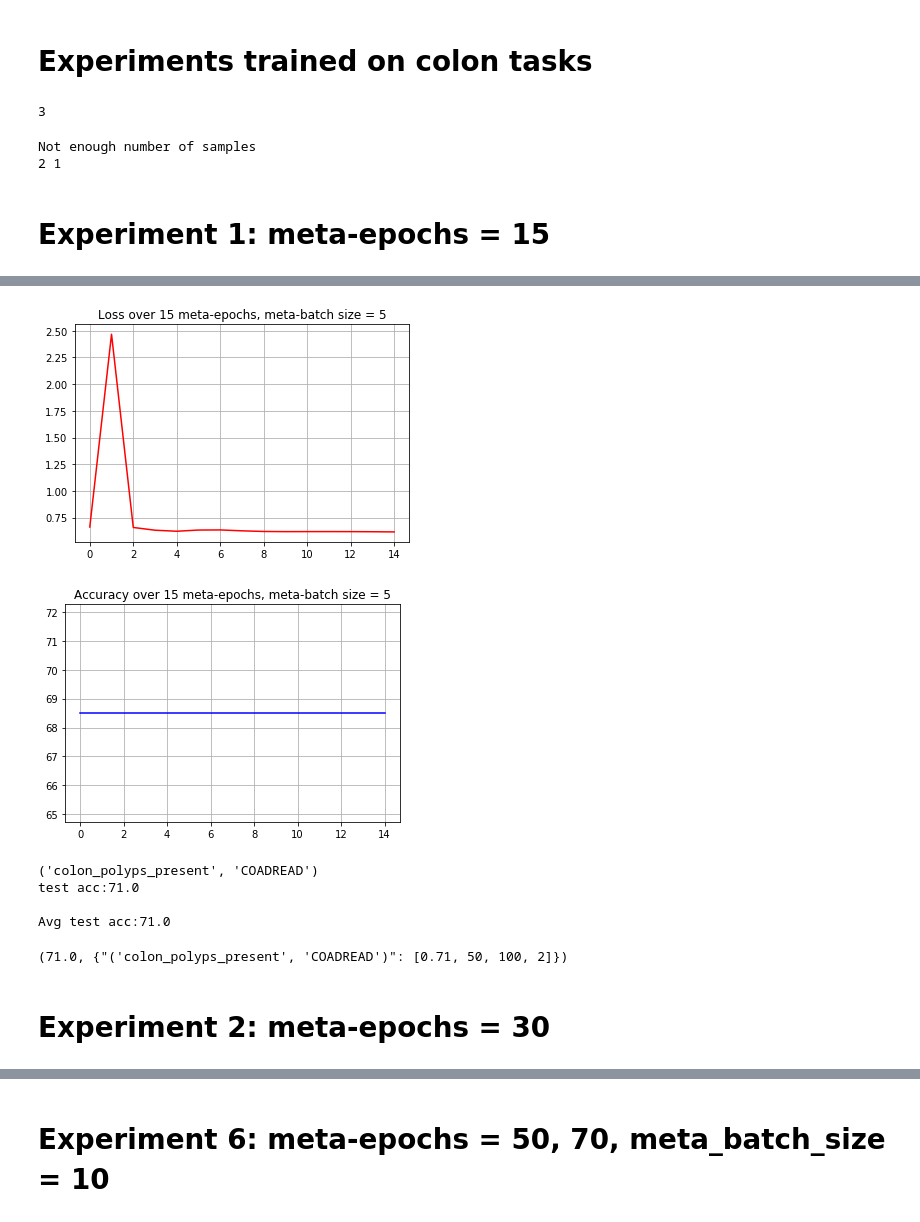
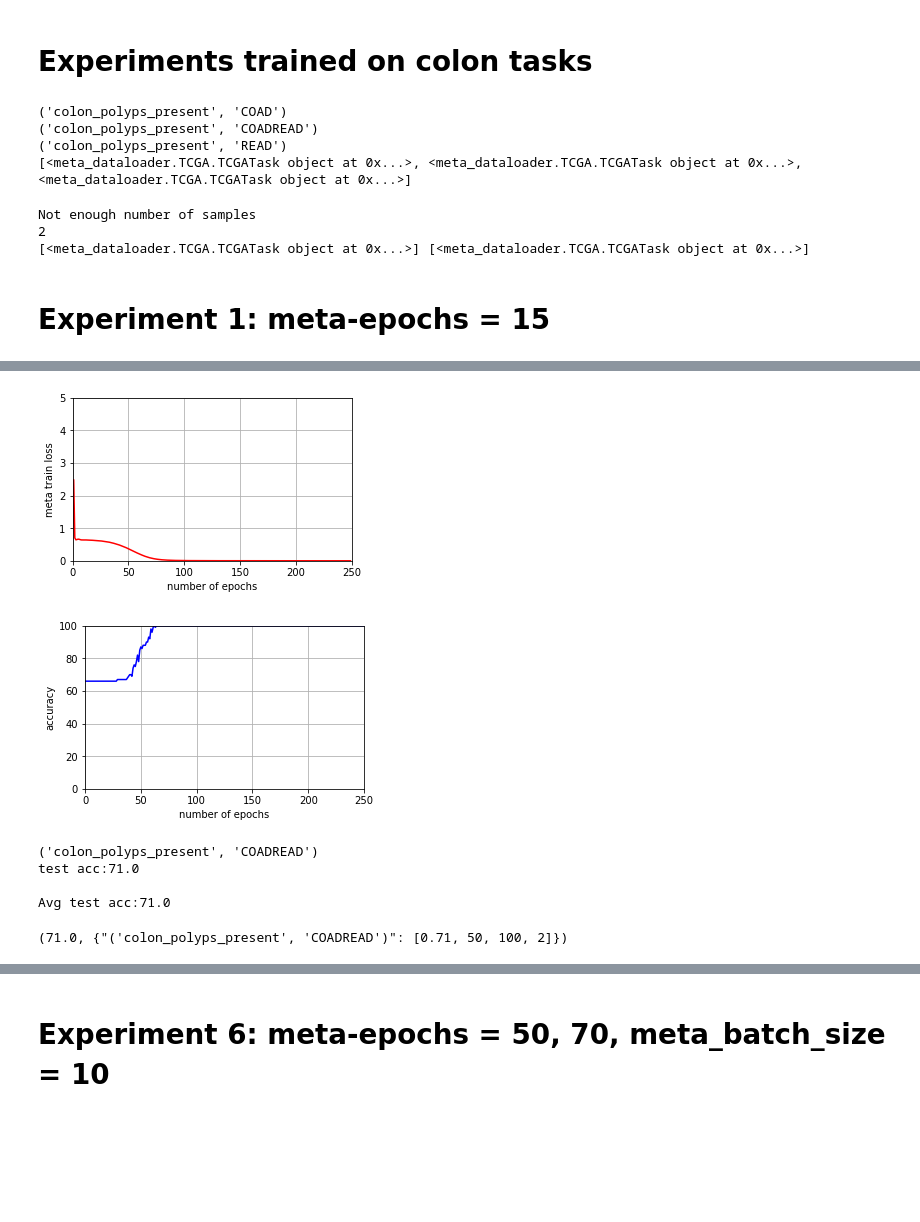
Before and after one commit to mandanasmi/TCGA_Benchmark, a Jupyter notebook: Metamodel.ipynb, the cells around one changed output, grey strips where cells are left out. Saved outputs shown, nothing was run; the diff lists cells and outputs as text; code cells hidden in the pictures; blank space fills up the shorter version.

Commit message:
add new experiments and updates readme

```diff
--- a/Metamodel.ipynb
+++ b/Metamodel.ipynb
@@ -259,7 +255,7 @@ def proto_visualization(data, protos, labels, loss, task_id):
     #logger.save_image(self, tensor=, name=task_dataset.id + ‘’)
     plt.show()
 # %%
-def meta_train(meta_train_set, optimizer, MLP_model, meta_epochs, meta_batch_size):
+def meta_train(meta_train_set, optimizer, MLP_model, meta_epochs, meta_batch_size,num_shots):
     result_seeds_acc = []
     avg_train_loss_list, avg_train_acc_list = [], []
     meta_epoch_train_loss, meta_epoch_train_acc = [], []
@@ -291,14 +287,22 @@ def meta_train(meta_train_set, optimizer, MLP_model, meta_epochs, meta_batch_siz
     print('avg train loss with num_shots = {} : {}' .format(num_shots, avg_train_loss))
     print('avg train acc with num_shots = {} : {}' .format(num_shots, avg_train_acc))
 
+    rcParams['figure.figsize'] = 5, 3
+
     plt.plot(np.arange(len(avg_train_loss_list)),avg_train_loss_list, c='r')
-    plt.title('Loss over {} meta-epochs, meta-batch size = {}'.format(meta_epochs, meta_batch_size))
+    plt.xlabel('number of epochs')
+    plt.ylabel('meta train loss')
     plt.grid()
+    plt.ylim(0., 5)
+    plt.xlim(0,250)
     plt.show()
 
     plt.plot(np.arange(len(avg_train_acc_list)),avg_train_acc_list, c='b')
-    plt.title('Accuracy over {} meta-epochs, meta-batch size = {}'.format(meta_epochs, meta_batch_size))
+    plt.xlabel('number of epochs')
+    plt.ylabel('accuracy')
     plt.grid()
+    plt.ylim(0., 100)
+    plt.xlim(0,250)
     plt.show()
 
     minimum_loss = train_batch_loss.item()
@@ -1284,19 +1029,25 @@ colon_tasks = []
 for taskid in sorted(tasks.task_ids):
     if taskid[0] == 'colon_polyps_present':
         task = meta_dataloader.TCGA.TCGATask(taskid)
+        print(taskid)
         colon_tasks.append(task)
-print(len(colon_tasks))
+print(colon_tasks)
 # %% [output]
-3
+('colon_polyps_present', 'COAD')
+('colon_polyps_present', 'COADREAD')
+('colon_polyps_present', 'READ')
+[<meta_dataloader.TCGA.TCGATask object at 0x...>, <meta_dataloader.TCGA.TCGATask object at 0x...>, <meta_dataloader.TCGA.TCGATask object at 0x...>]
 # %%
 valid_tasks = filter_tasks(colon_tasks)
+print(len(valid_tasks))
 ratio = int(0.8* len(valid_tasks))
-meta_train_set = valid_tasks[:ratio+1]
+meta_train_set = valid_tasks[:ratio]
 meta_test_set = valid_tasks[ratio:]
-print(len(meta_train_set), len(meta_test_set))
+print(meta_train_set, meta_test_set)
 # %% [output]
 Not enough number of samples
-2 1
+2
+[<meta_dataloader.TCGA.TCGATask object at 0x...>] [<meta_dataloader.TCGA.TCGATask object at 0x...>]
 # %%
 epochs = 250
 patience = 10
@@ -1315,9 +1066,9 @@ embedding_size=100
 # %% [markdown]
 # Experiment 1: meta-epochs = 15
 # %%
-meta_epochs = 15
+meta_epochs = 250
 MLP_model = MultiLayerPerceptron(seed, input_size, num_classes, num_layer, channels, lr, batch_size, epochs, patience, weight_decay)
 optimizer= torch.optim.Adam(params=MLP_model.parameters(), lr=MLP_model.learning_rate)
-trained_model, _, _, _, _ = meta_train(meta_train_set, optimizer, MLP_model, meta_epochs, meta_batch_size)
+trained_model, _, _, _, _ = meta_train(meta_train_set, optimizer, MLP_model, meta_epochs, meta_batch_size,num_shots)
 meta_test(trained_model, meta_test_set, optimizer, meta_batch_size)
 # %% [output]
@@ -1341,9 +1092,7 @@ avg train acc with num_shots = 5 : 68.5
-[figure, old version]
+[figure, new version]
-[figure, old version]
+[figure, new version]
 ('colon_polyps_present', 'COADREAD')
 test acc:71.0
 
 Avg test acc:71.0
 (71.0, {"('colon_polyps_present', 'COADREAD')": [0.71, 50, 100, 2]})
-# %% [markdown]
-# Experiment 2: meta-epochs = 30
```
Also changed, not shown: parts of 38 cells of this notebook, 3 other files.
